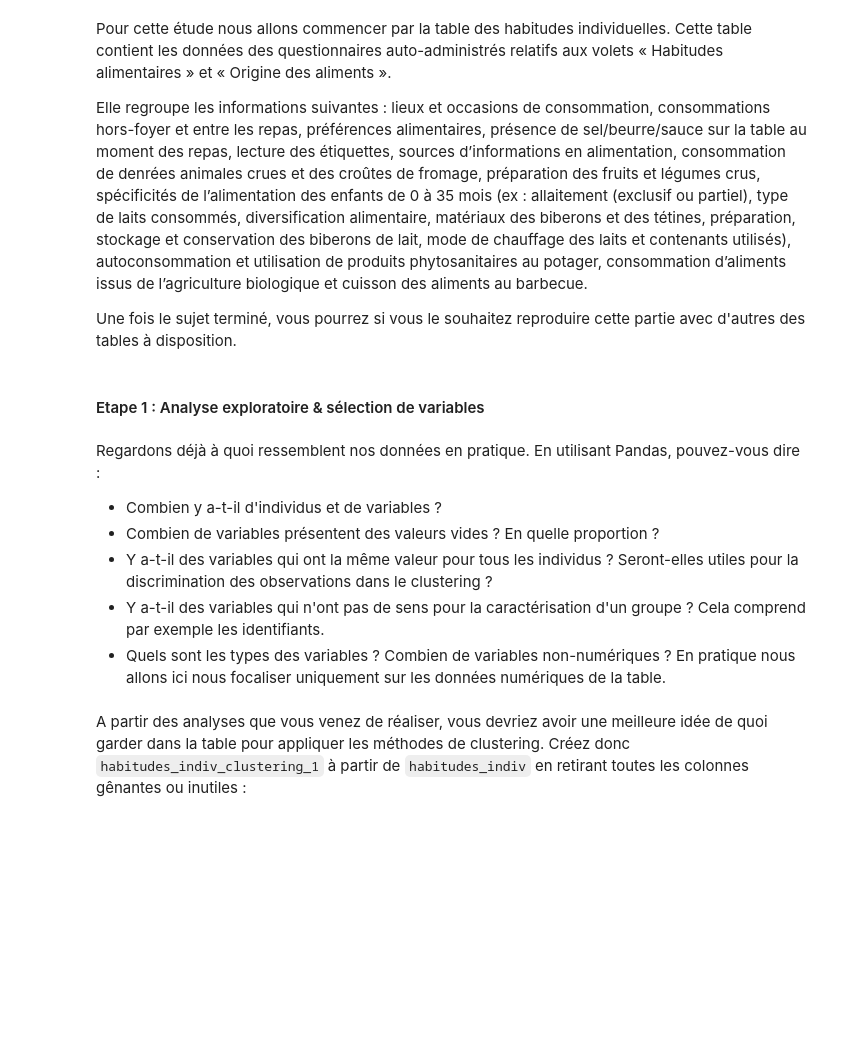
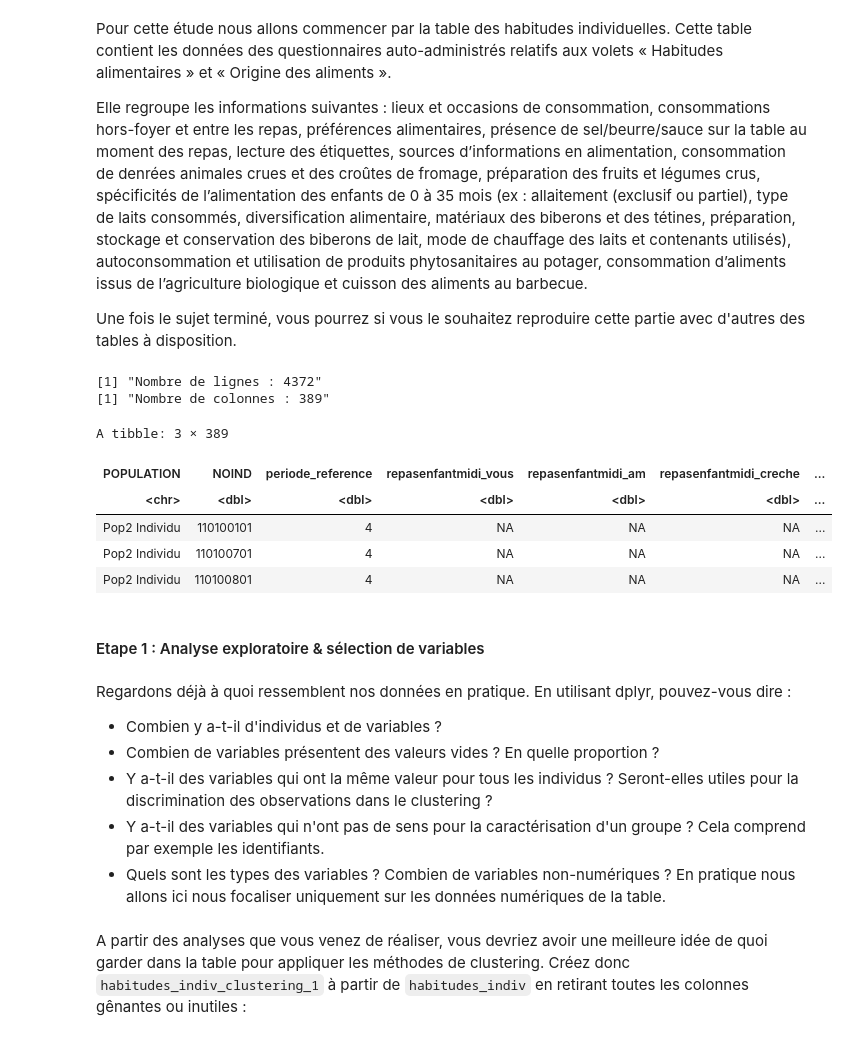
Before and after one commit to InseeFrLab/funathon2023_sujet3, a Jupyter notebook: Sujet_3_R.ipynb, the cells around one changed output. Saved outputs shown, nothing was run; the diff lists cells and outputs as text; code cells hidden in the pictures; blank space fills up the shorter version.

```diff
--- a/Sujet_3_R.ipynb
+++ b/Sujet_3_R.ipynb
@@ -479,13 +430,29 @@ Elle regroupe les informations suivantes : lieux et occasions de consommation, c
 
 Une fois le sujet terminé, vous pourrez si vous le souhaitez reproduire cette partie avec d'autres des tables à disposition.
 # %%
-habitudes_indiv.shape
+# Dimensions de habitudes_indiv
+n_rows <- nrow(habitudes_indiv)
+n_cols <- ncol(habitudes_indiv)
+
+# Affichage des dimensions
+print(paste("Nombre de lignes :", n_rows))
+print(paste("Nombre de colonnes :", n_cols))
+# %% [output]
+[1] "Nombre de lignes : 4372"
+[1] "Nombre de colonnes : 389"
 # %%
-habitudes_indiv.head(3)
+head(habitudes_indiv, 3)
+# %% [output]
+A tibble: 3 × 389
+| POPULATION | NOIND | periode_reference | repasenfantmidi_vous | repasenfantmidi_am | repasenfantmidi_creche | ... |
+| <chr> | <dbl> | <dbl> | <dbl> | <dbl> | <dbl> | ... |
+| Pop2 Individu | 110100101 | 4 | NA | NA | NA | ... |
+| Pop2 Individu | 110100701 | 4 | NA | NA | NA | ... |
+| Pop2 Individu | 110100801 | 4 | NA | NA | NA | ... |
 # %% [markdown]
 #### Etape 1 : Analyse exploratoire & sélection de variables
 # %% [markdown]
-Regardons déjà à quoi ressemblent nos données en pratique. En utilisant Pandas, pouvez-vous dire :
+Regardons déjà à quoi ressemblent nos données en pratique. En utilisant dplyr, pouvez-vous dire :
 - Combien y a-t-il d'individus et de variables ?
 - Combien de variables présentent des valeurs vides ? En quelle proportion ?
 - Y a-t-il des variables qui ont la même valeur pour tous les individus ? Seront-elles utiles pour la discrimination des observations dans le clustering ?
```
Also changed, not shown: parts of 26 cells of this notebook, 2 other files.
